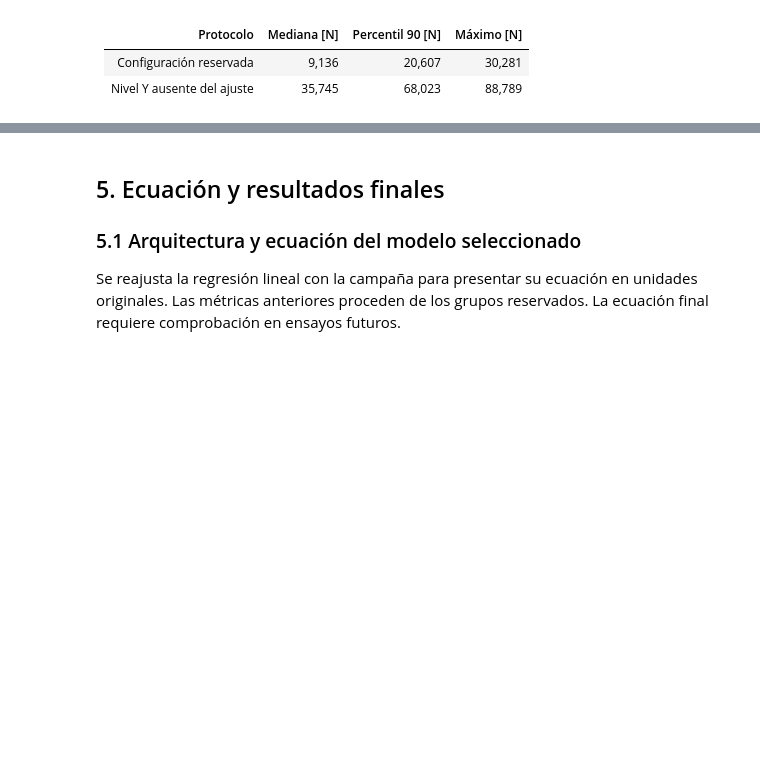
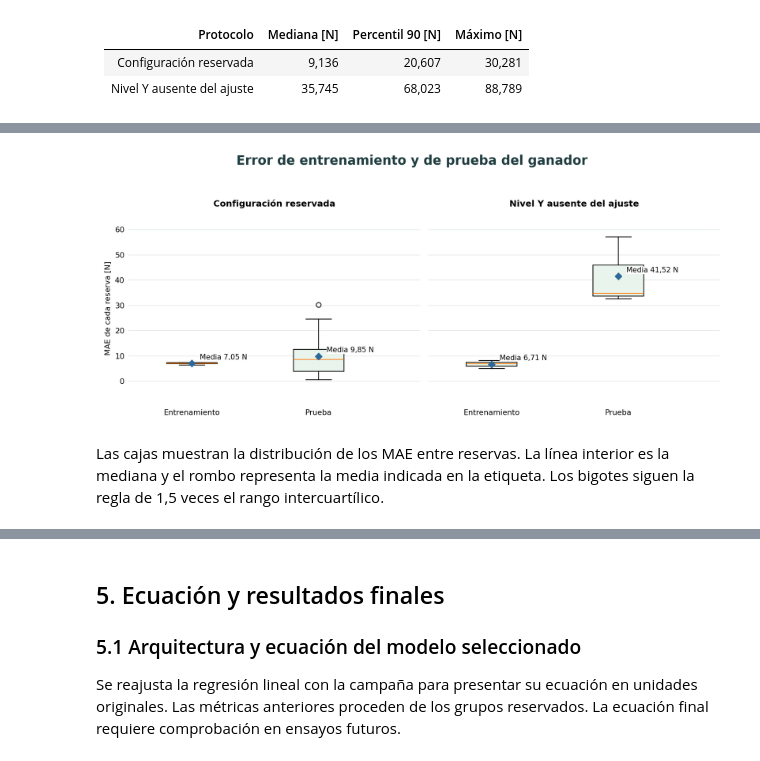
Before and after one commit to melissaaylasb-sudo/T02_MIA14_SeccionB, a Jupyter notebook: notebooks/Comparativa_6_Modelos_Regresion_Pantograficas.ipynb, the cells around one changed output, grey strips where cells are left out. Saved outputs shown, nothing was run; the diff lists cells and outputs as text; code cells hidden in the pictures; blank space fills up the shorter version.

```diff
--- a/notebooks/Comparativa_6_Modelos_Regresion_Pantograficas.ipynb
+++ b/notebooks/Comparativa_6_Modelos_Regresion_Pantograficas.ipynb
@@ -284,0 +364,6 @@ vista.mostrar_resumen_errores(analisis.predicciones_ganador)
+# %%
+graficas.mostrar(graficas.brecha_ganador, metricas_por_reserva)
+# %% [output]
+[figure, added]
+# %% [markdown]
+Las cajas muestran la distribución de los MAE entre reservas. La línea interior es la mediana y el rombo representa la media indicada en la etiqueta. Los bigotes siguen la regla de 1,5 veces el rango intercuartílico.
```
Also changed, not shown: parts of 36 cells of this notebook, 3 other files.
